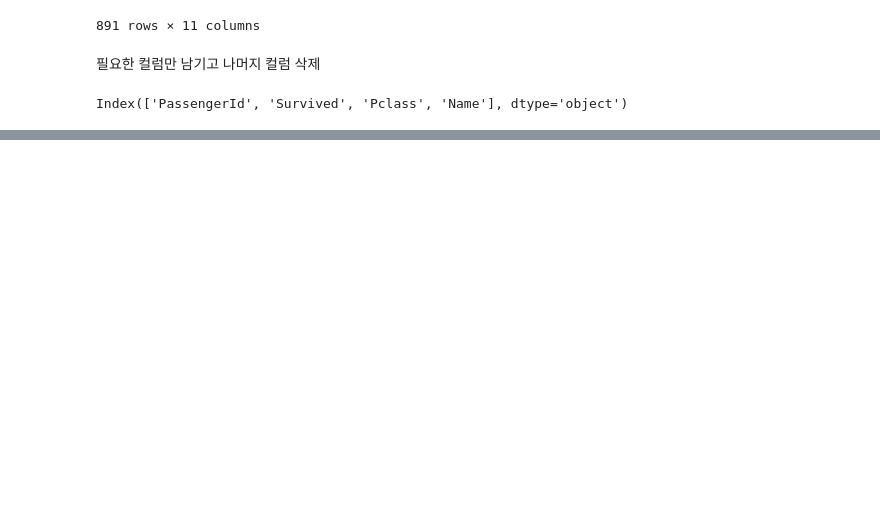
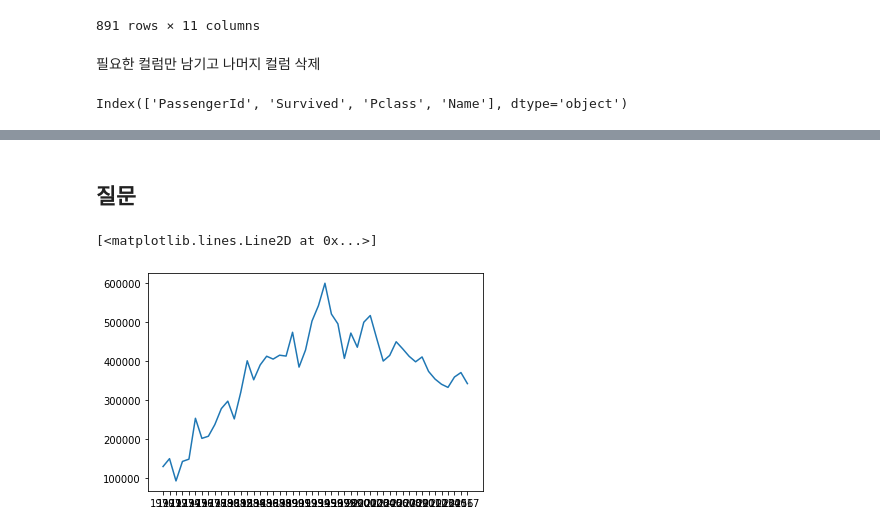
Before and after one commit to Chaheon/data_chung, a Jupyter notebook: 0630.ipynb, the cells around one changed output, grey strips where cells are left out. Drawn from its saved outputs; the diff is of its cells as text; code cells hidden in the pictures; blank space fills up the shorter version.

```diff
--- a/0630.ipynb
+++ b/0630.ipynb
@@ -566,0 +625,17 @@ Index(['PassengerId', 'Survived', 'Pclass', 'Name'], dtype='object')
+# %%
+mask = (df['전출지별'] == '서울특별시') & (df['전입지별'] != '서울특별시')
+# %% [markdown]
+## 질문
+# %%
+df_seoul = df[mask] #df[] 인덱싱 안에 T만 뽑아서 넣는건가??? 질문
+# %%
+df_seoul = df_seoul.drop(['전출지별'], axis = 1)
+df_seoul.rename({'전입지별' : '전입지'}, axis = 1, inplace = True)
+df_seoul.set_index('전입지', inplace = True) # set_index()가 뭔지
+# %%
+sr_one = df_seoul.loc['경기도']
+# %%
+plt.plot(sr_one.index, sr_one.values)
+# %% [output]
+[<matplotlib.lines.Line2D at 0x...>]
+[figure, added]
```
Also changed, not shown: parts of 18 cells of this notebook, 1 other file.
